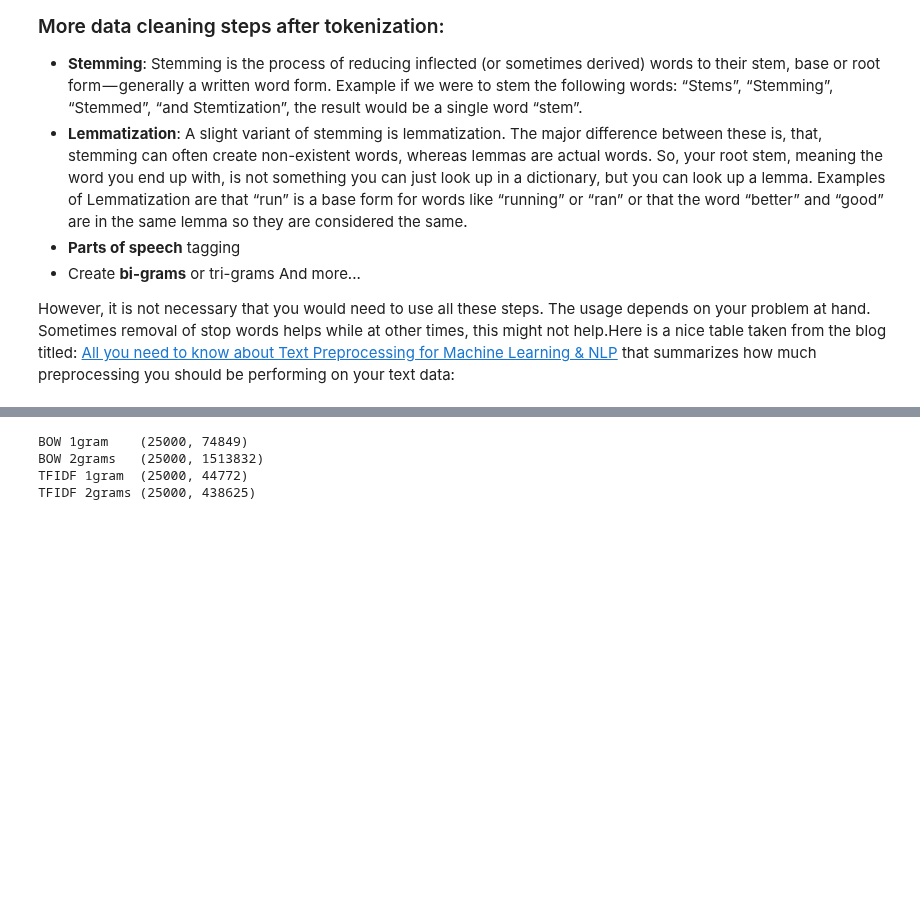
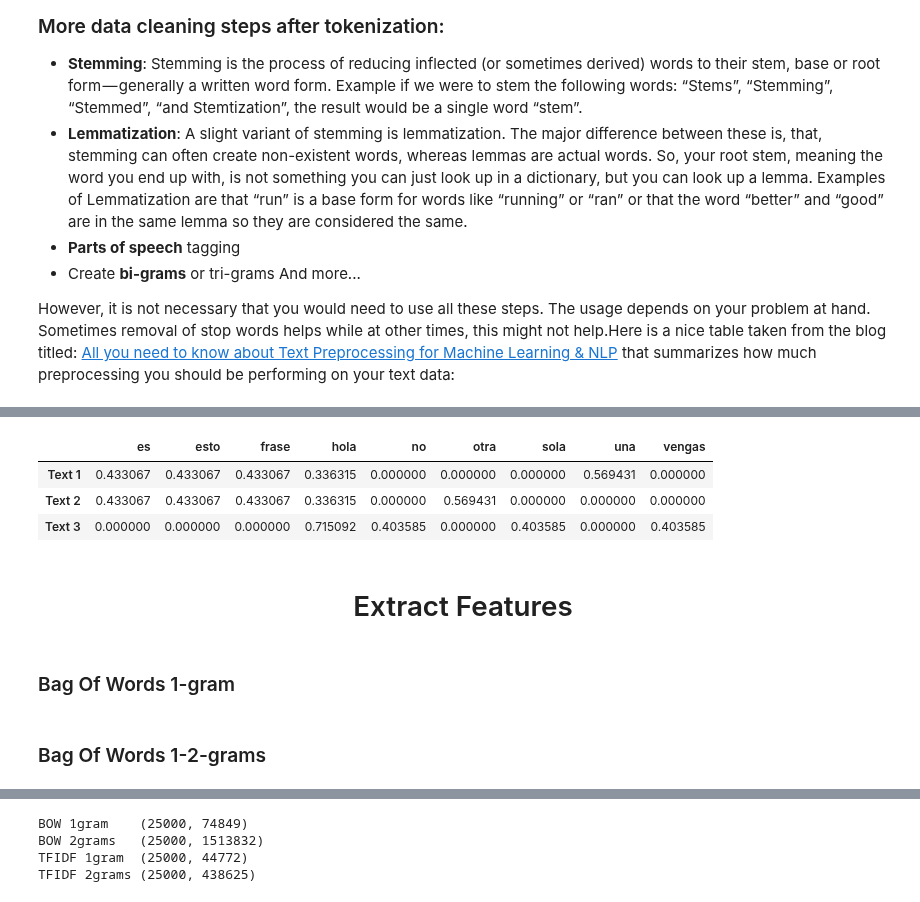
Before and after one commit to SaturdaysAI-Murcia/machine-learning, a Jupyter notebook: 4. NLP/4.2 Tf-Idf + 2grams.ipynb, the cells around one changed output, grey strips where cells are left out. Cells and saved outputs as stored; diff of their text form; code cells hidden in the pictures; blank space fills up the shorter version.

```diff
--- a/4. NLP/4.2 Tf-Idf + 2grams.ipynb
+++ b/4. NLP/4.2 Tf-Idf + 2grams.ipynb
@@ -93,6 +129,22 @@ However, it is not necessary that you would need to use all these steps. The usa
+# %%
+tfidf = TfidfVectorizer()
+texts_tfidf = tfidf.fit_transform(texts)
+tokens = tfidf.get_feature_names()
+pd.DataFrame(data=texts_tfidf.toarray(), index=['Text 1', 'Text 2', "Text 3"], columns=tokens)
+# %% [output]
+|  | es | esto | frase | hola | no | otra | sola | una | vengas |
+| Text 1 | 0.433067 | 0.433067 | 0.433067 | 0.336315 | 0.000000 | 0.000000 | 0.000000 | 0.569431 | 0.000000 |
+| Text 2 | 0.433067 | 0.433067 | 0.433067 | 0.336315 | 0.000000 | 0.569431 | 0.000000 | 0.000000 | 0.000000 |
+| Text 3 | 0.000000 | 0.000000 | 0.000000 | 0.715092 | 0.403585 | 0.000000 | 0.403585 | 0.000000 | 0.403585 |
+# %% [markdown]
+# <center> Extract Features
+# %% [markdown]
+### Bag Of Words 1-gram
 # %%
 bow_1gram = CountVectorizer()
 text_bow_1gram = bow_1gram.fit_transform(df['review'])
+# %% [markdown]
+### Bag Of Words 1-2-grams
 # %%
 bow_2grams = CountVectorizer(ngram_range=(1, 2))
 text_bow_2grams = bow_2grams.fit_transform(df['review'])
```
Also changed, not shown: parts of 13 cells of this notebook, 2 other files.
